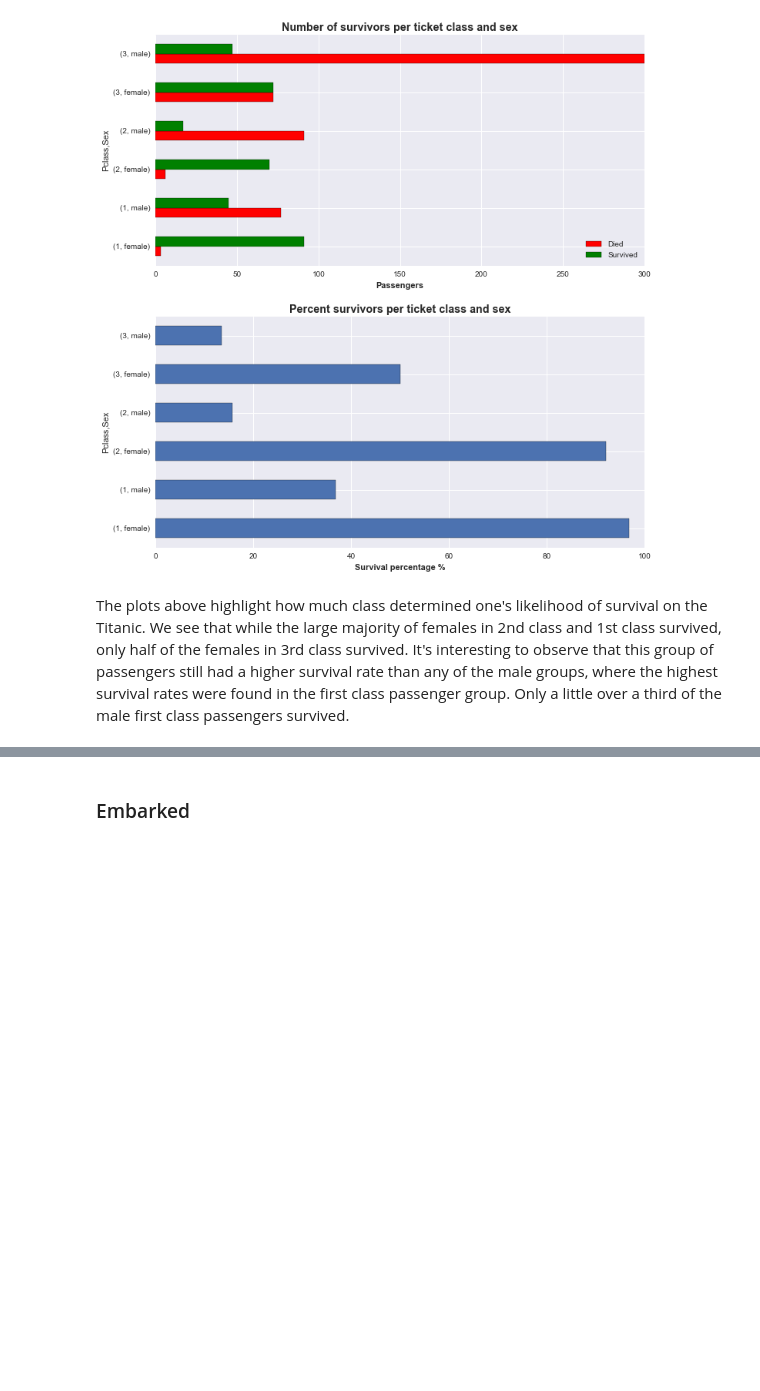
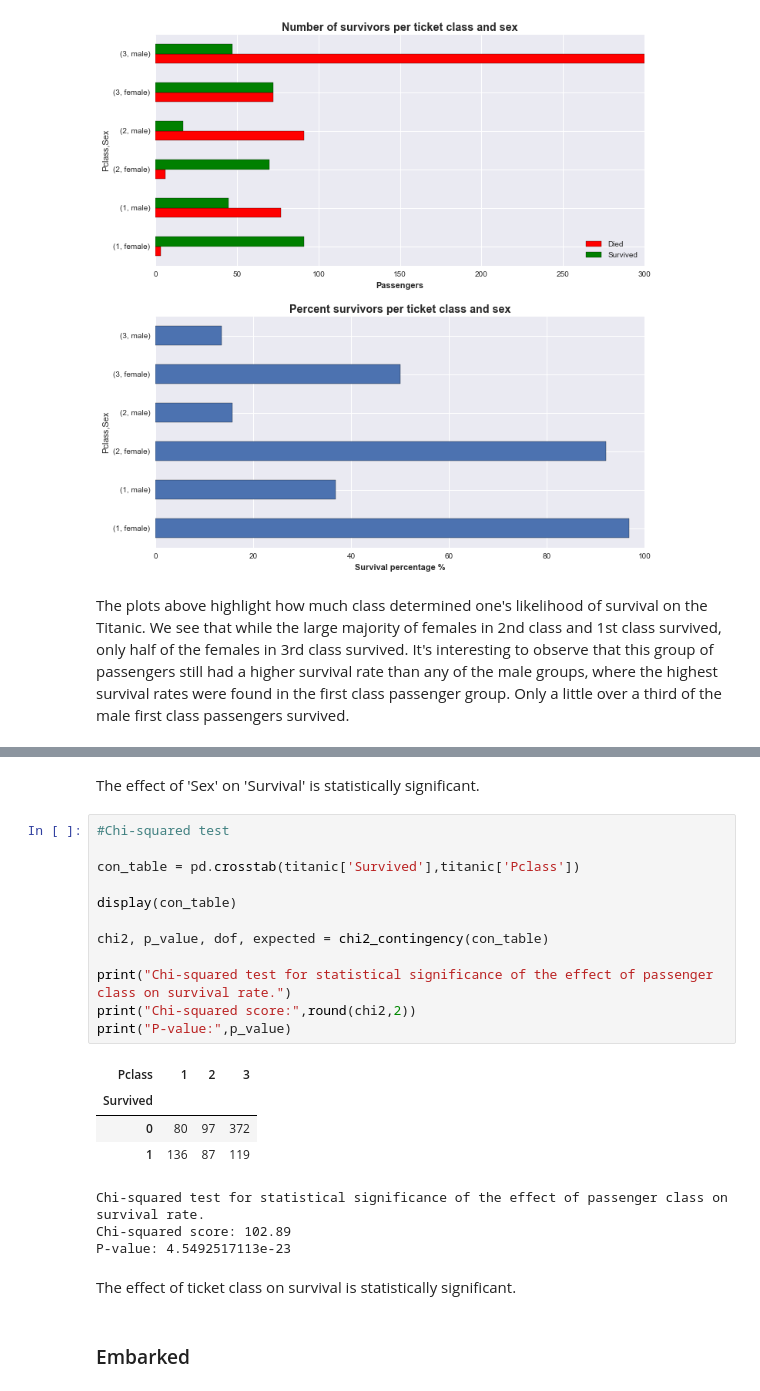
Before and after one commit to gisledb/udacity_nanodegree, a Jupyter notebook: ipython_notebooks/p2_investigate_dataset/p2_titanic_new.ipynb, the cells around one changed output, grey strips where cells are left out. Cells and saved outputs as stored; diff of their text form; blank space fills up the shorter version.

```diff
--- a/ipython_notebooks/p2_investigate_dataset/p2_titanic_new.ipynb
+++ b/ipython_notebooks/p2_investigate_dataset/p2_titanic_new.ipynb
@@ -420,3 +418,27 @@ One-way Anova test:    F-statistic: 57.96   p: 2.1832474151179777e-24
+# %% [markdown]
+The effect of 'Sex' on 'Survival' is statistically significant.
+# %%
+#Chi-squared test
+
+con_table = pd.crosstab(titanic['Survived'],titanic['Pclass'])
+
+display(con_table)
+
+chi2, p_value, dof, expected = chi2_contingency(con_table)
+
+print("Chi-squared test for statistical significance of the effect of passenger class on survival rate.")
+print("Chi-squared score:",round(chi2,2))
+print("P-value:",p_value)
+# %% [output]
+| Pclass | 1 | 2 | 3 |
+| Survived |  |  |  |
+| 0 | 80 | 97 | 372 |
+| 1 | 136 | 87 | 119 |
+Chi-squared test for statistical significance of the effect of passenger class on survival rate.
+Chi-squared score: 102.89
+P-value: 4.5492517113e-23
+# %% [markdown]
+The effect of ticket class on survival is statistically significant.
 # %% [markdown]
 ### Embarked
 # %%
```
Also changed, not shown: parts of 20 cells of this notebook.
